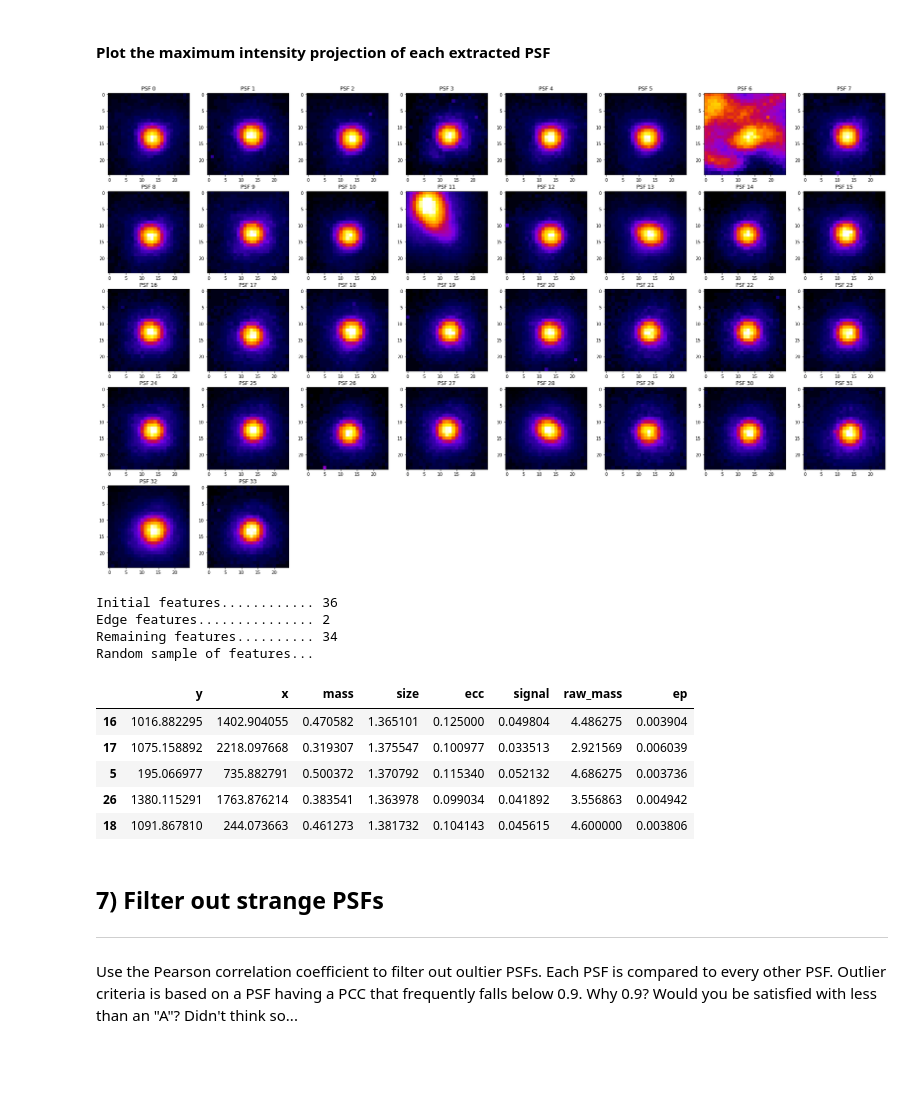
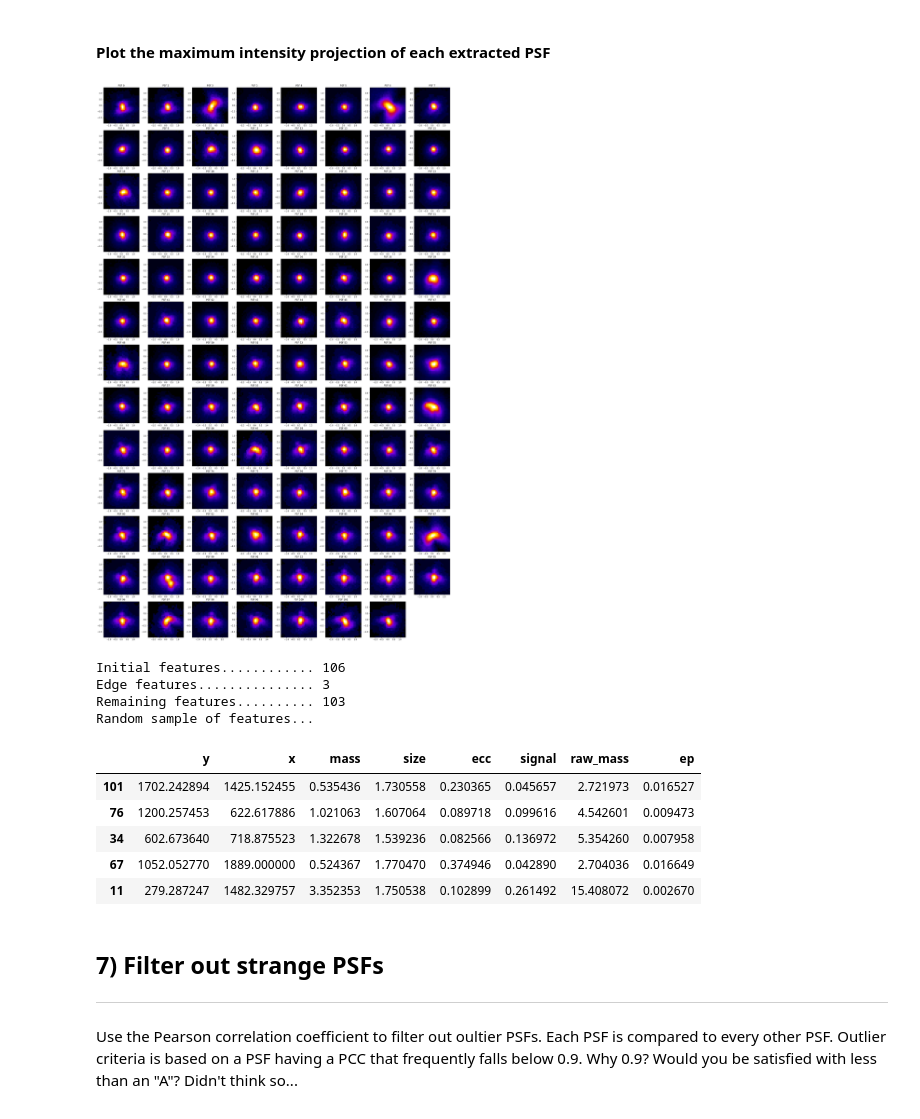
Before and after one commit to hoogenboom-group/PSF-Extractor, a Jupyter notebook: notebooks/walkthrough.ipynb, the cells around one changed output. Drawn from its saved outputs; the diff is of its cells as text; code cells hidden in the pictures; blank space fills up the shorter version.

```diff
--- a/notebooks/walkthrough.ipynb
+++ b/notebooks/walkthrough.ipynb
@@ -32,16 +32,16 @@ logging.getLogger().setLevel(logging.INFO)
 Expected feature diameters in $x$, $y$, and optionally $z$ are needed for initial feature detection with `trackpy.locate`. These can either be provided or estimated from known optical parameters such as the numerical aperture, emission wavelength, and pixel size.
 # %%
 # Set pixel sizes [nm/px]
-psx = 64
+psx = 108
 psy = psx
-psz = 125
+psz = 300
 
 # Set optical parameters:
-NA = 0.85  # numerical aperture
+NA = 0.95  # numerical aperture
 lambda_em = 520  # emission wavelength
 
 # Set expected feature diameters [nm]
-dx_nm = 0.5 * lambda_em / NA
+dx_nm = lambda_em / NA
 dy_nm = dx_nm
 dz_nm = 3*dx_nm
 
@@ -95,7 +95,7 @@ from psf_extractor import load_stack, plot_mip
 ---
 # %%
 # Set directory of image stack
-file_pattern = '../data/sample_zstack_png_sequence/'
+file_pattern = '../data/sample2_zstack_tif_sequence/'
 # Load image stack
 stack = load_stack(file_pattern)
 # %% [output]
@@ -207,8 +207,8 @@ Overlapping PSFs must be removed so that they do not distort the PSF characteriz
 from psf_extractor import remove_overlapping_features, plot_overlapping_features
 # %%
 # Set dimensions of bounding box based on expected feature diameter
-wx = 10*dx_nm/psx  # px
-wy = 10*dy_nm/psy  # px
+wx = 8*dx_nm/psx  # px
+wy = 8*dy_nm/psy  # px
 
 # Remove overlapping features
 N_features = len(df_features)
@@ -252,9 +252,9 @@ from psf_extractor import extract_psfs, plot_psfs
 #### Define subvolume and extract PSFs
 # %%
 # Set dimensions of PSF subvolume based on expected feature diameter
-wx = 5 * dx_nm/psx  # px
-wy = 5 * dy_nm/psy  # px
-wz = 3 * wx         # px
+wx = 5 * dx_nm/psx   # px
+wy = 5 * dy_nm/psy   # px
+wz = 15 * dz_nm/psz  # px
 shape_psf = (wz, wy, wx)
 
 # Extract PSFs
@@ -264,9 +264,9 @@ psfs, df = extract_psfs(stack, features=df_features, shape=shape_psf, return_fea
 #### Plot the maximum intensity projection of each extracted PSF
 # %%
 # Plot PSF MIPs
-plot_psfs(psfs)
+plot_psfs(psfs, psx, psy)
 # %% [output]
-[figure, old version]
+[figure, new version]
 # %%
 # Update feature set
 df_features = df.reset_index(drop=True)
@@ -281,16 +281,16 @@ Random sample of features...
 print(out)
 df_features.sample(5)
 # %% [output]
-Initial features............ 36
-Edge features............... 2
-Remaining features.......... 34
+Initial features............ 106
+Edge features............... 3
+Remaining features.......... 103
 Random sample of features...
 |  | y | x | mass | size | ecc | signal | raw_mass | ep |
-| 16 | 1016.882295 | 1402.904055 | 0.470582 | 1.365101 | 0.125000 | 0.049804 | 4.486275 | 0.003904 |
-| 17 | 1075.158892 | 2218.097668 | 0.319307 | 1.375547 | 0.100977 | 0.033513 | 2.921569 | 0.006039 |
-| 5 | 195.066977 | 735.882791 | 0.500372 | 1.370792 | 0.115340 | 0.052132 | 4.686275 | 0.003736 |
-| 26 | 1380.115291 | 1763.876214 | 0.383541 | 1.363978 | 0.099034 | 0.041892 | 3.556863 | 0.004942 |
-| 18 | 1091.867810 | 244.073663 | 0.461273 | 1.381732 | 0.104143 | 0.045615 | 4.600000 | 0.003806 |
+| 101 | 1702.242894 | 1425.152455 | 0.535436 | 1.730558 | 0.230365 | 0.045657 | 2.721973 | 0.016527 |
+| 76 | 1200.257453 | 622.617886 | 1.021063 | 1.607064 | 0.089718 | 0.099616 | 4.542601 | 0.009473 |
+| 34 | 602.673640 | 718.875523 | 1.322678 | 1.539236 | 0.082566 | 0.136972 | 5.354260 | 0.007958 |
+| 67 | 1052.052770 | 1889.000000 | 0.524367 | 1.770470 | 0.374946 | 0.042890 | 2.704036 | 0.016649 |
+| 11 | 279.287247 | 1482.329757 | 3.352353 | 1.750538 | 0.102899 | 0.261492 | 15.408072 | 0.002670 |
 # %% [markdown]
 ## 7) Filter out strange PSFs
 ---
```
Also changed, not shown: parts of 13 cells of this notebook.
